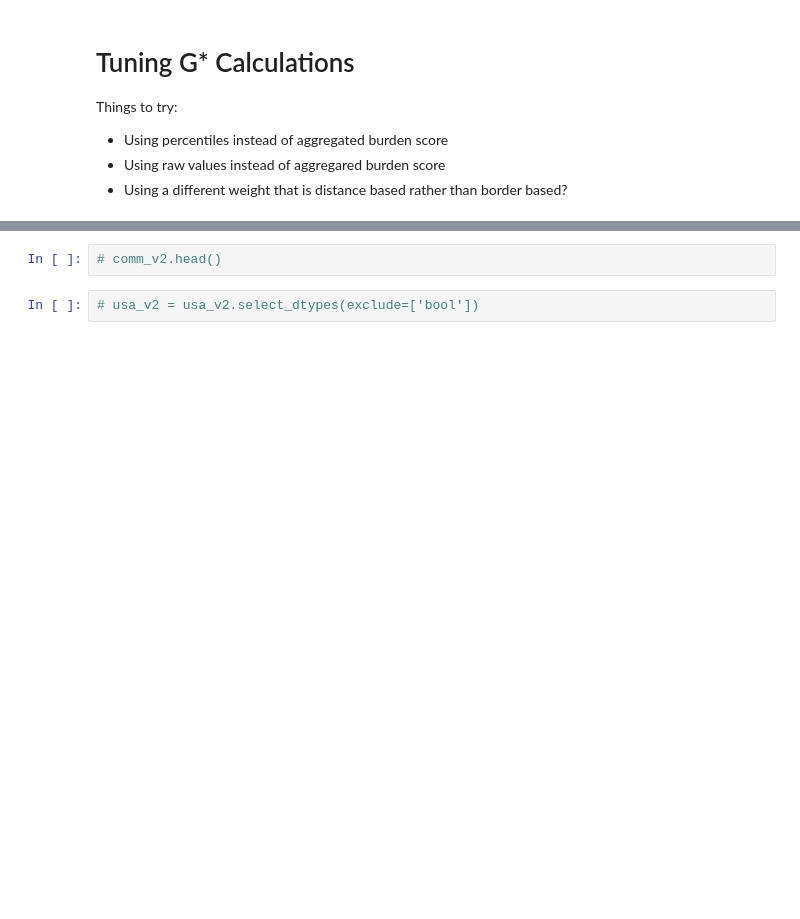
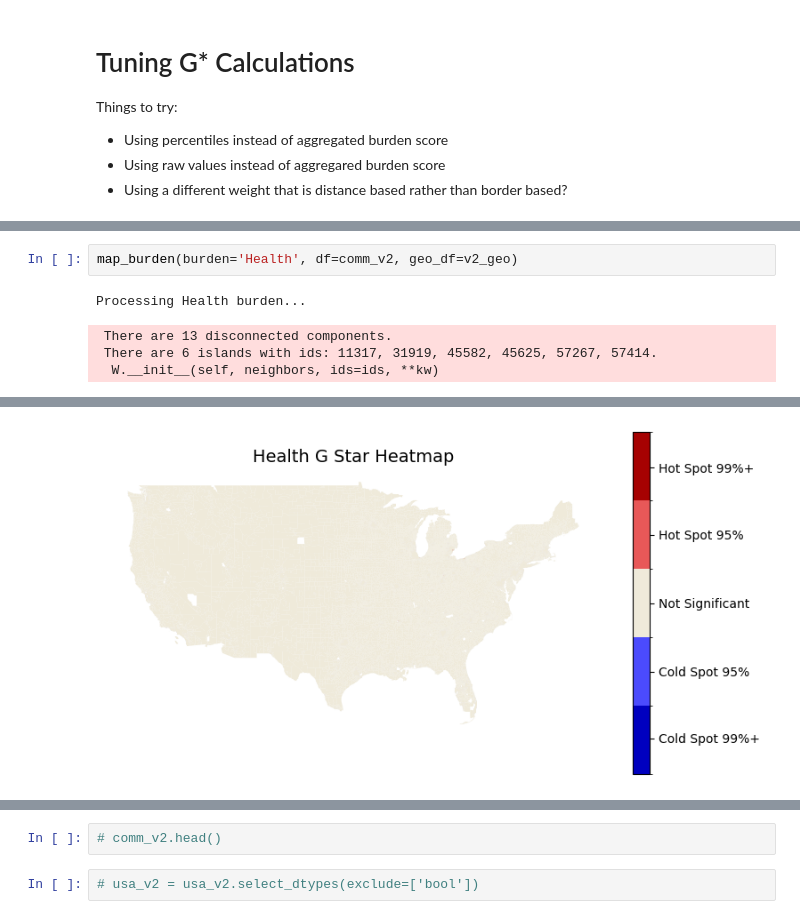
Before and after one commit to haylee360/j40-data-exploration, a Jupyter notebook: docs/gstar-tuning.ipynb, the cells around one changed output, grey strips where cells are left out. Drawn from its saved outputs; the diff is of its cells as text; blank space fills up the shorter version.

```diff
--- a/docs/gstar-tuning.ipynb
+++ b/docs/gstar-tuning.ipynb
@@ -40,0 +74,7 @@ v2_geo = gpd.read_file(os.path.join(base_dir, "data", "2.0-shapefile-codebook",
+# %%
+map_burden(burden='Health', df=comm_v2, geo_df=v2_geo)
+# %% [output]
+Processing Health burden...
+ There are 13 disconnected components.
+ There are 6 islands with ids: 11317, 31919, 45582, 45625, 57267, 57414.
+  W.__init__(self, neighbors, ids=ids, **kw)
@@ -40,0 +87 @@ v2_geo = gpd.read_file(os.path.join(base_dir, "data", "2.0-shapefile-codebook",
+[figure, added]
```
Also changed, not shown: parts of 12 cells of this notebook, 2 other files.
